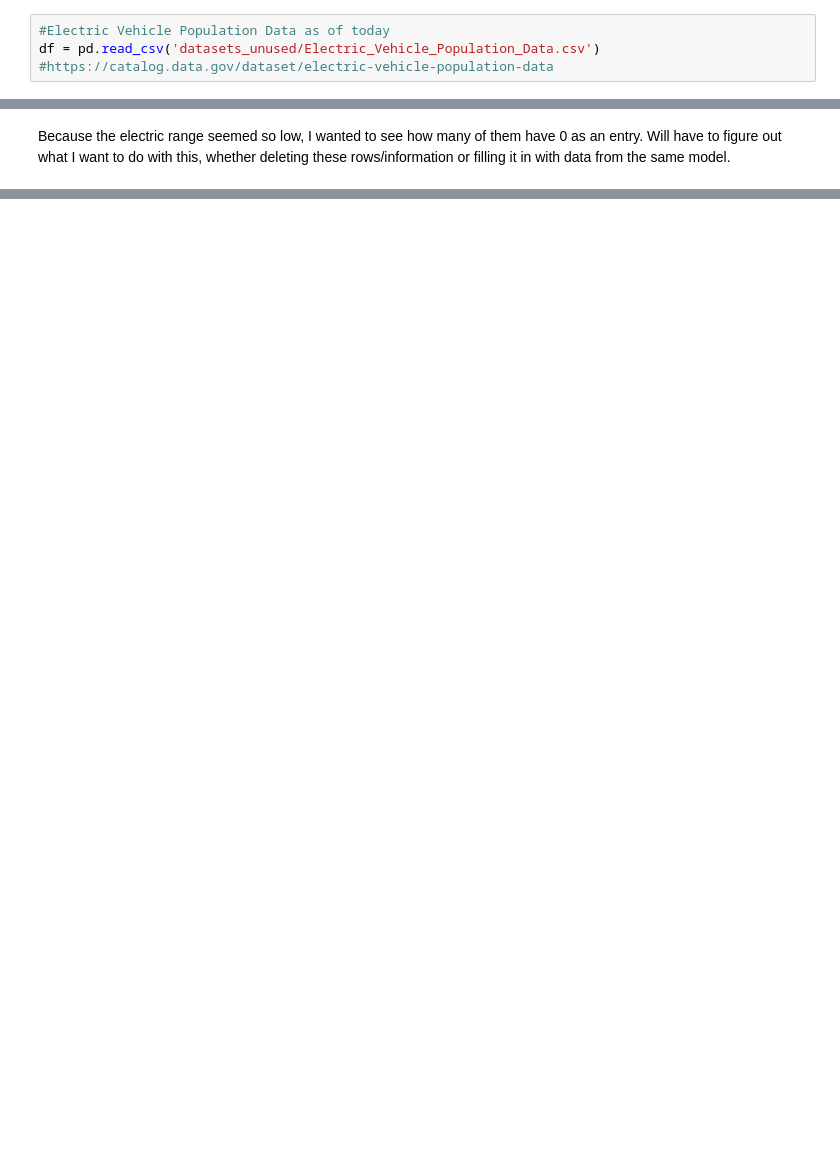
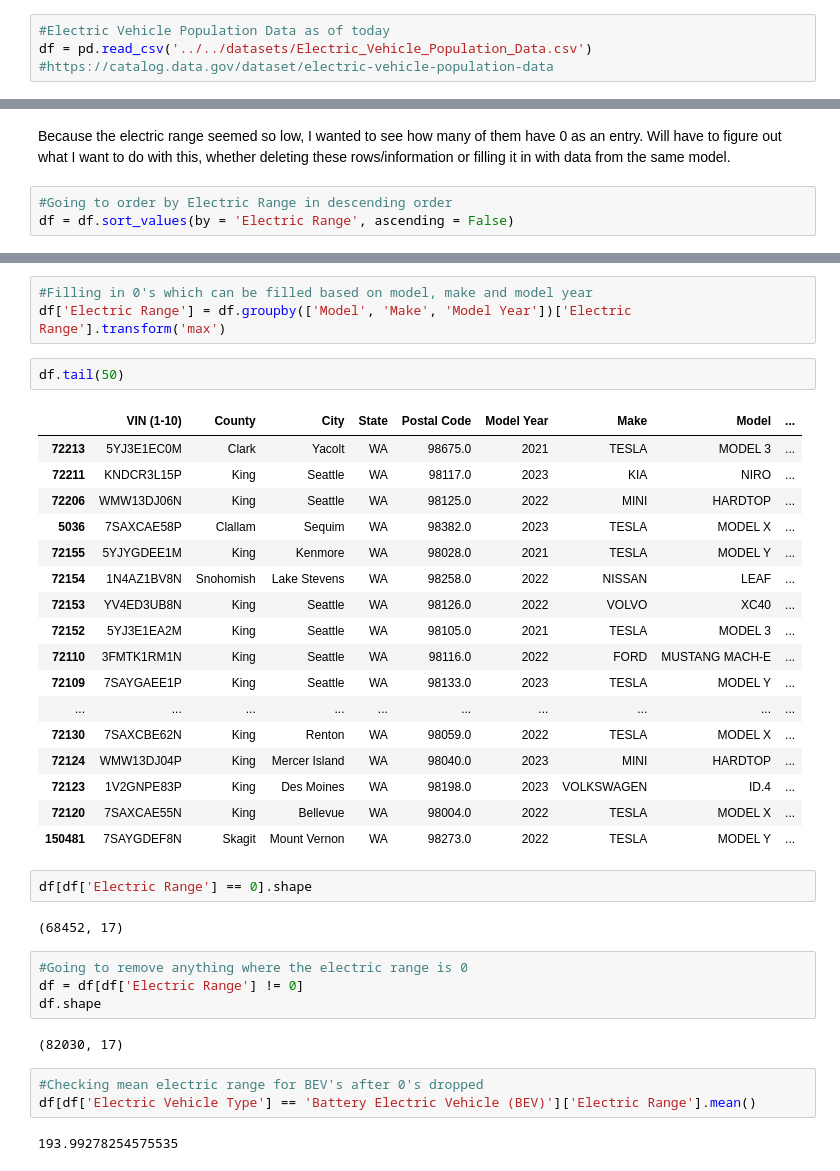
Before and after one commit to bamarasingam/BEV-growth-washington, a Jupyter notebook: EDA/ev_car_model_data.ipynb, the cells around one changed output, grey strips where cells are left out. Drawn from its saved outputs; the diff is of its cells as text; blank space fills up the shorter version.

```diff
--- a/EDA/ev_car_model_data.ipynb
+++ b/EDA/ev_car_model_data.ipynb
@@ -6,7 +6,7 @@ import matplotlib.pyplot as plt
 np.random.seed(42)
 # %%
 #Electric Vehicle Population Data as of today
-df = pd.read_csv('datasets_unused/Electric_Vehicle_Population_Data.csv')
+df = pd.read_csv('../../datasets/Electric_Vehicle_Population_Data.csv')
 #https://catalog.data.gov/dataset/electric-vehicle-population-data
 # %%
 df.head()
@@ -52,2 +72,5 @@ gg.head()
 # %% [markdown]
 Because the electric range seemed so low, I wanted to see how many of them have 0 as an entry. Will have to figure out what I want to do with this, whether deleting these rows/information or filling it in with data from the same model.
+# %%
+#Going to order by Electric Range in descending order
+df = df.sort_values(by = 'Electric Range', ascending = False)
@@ -53,0 +106,38 @@ Because the electric range seemed so low, I wanted to see how many of them have
+# %%
+#Filling in 0's which can be filled based on model, make and model year
+df['Electric Range'] = df.groupby(['Model', 'Make', 'Model Year'])['Electric Range'].transform('max')
+# %%
+df.tail(50)
+# %% [output]
+|  | VIN (1-10) | County | City | State | Postal Code | Model Year | Make | Model | ... |
+| 72213 | 5YJ3E1EC0M | Clark | Yacolt | WA | 98675.0 | 2021 | TESLA | MODEL 3 | ... |
+| 72211 | KNDCR3L15P | King | Seattle | WA | 98117.0 | 2023 | KIA | NIRO | ... |
+| 72206 | WMW13DJ06N | King | Seattle | WA | 98125.0 | 2022 | MINI | HARDTOP | ... |
+| 5036 | 7SAXCAE58P | Clallam | Sequim | WA | 98382.0 | 2023 | TESLA | MODEL X | ... |
+| 72155 | 5YJYGDEE1M | King | Kenmore | WA | 98028.0 | 2021 | TESLA | MODEL Y | ... |
+| 72154 | 1N4AZ1BV8N | Snohomish | Lake Stevens | WA | 98258.0 | 2022 | NISSAN | LEAF | ... |
+| 72153 | YV4ED3UB8N | King | Seattle | WA | 98126.0 | 2022 | VOLVO | XC40 | ... |
+| 72152 | 5YJ3E1EA2M | King | Seattle | WA | 98105.0 | 2021 | TESLA | MODEL 3 | ... |
+| 72110 | 3FMTK1RM1N | King | Seattle | WA | 98116.0 | 2022 | FORD | MUSTANG MACH-E | ... |
+| 72109 | 7SAYGAEE1P | King | Seattle | WA | 98133.0 | 2023 | TESLA | MODEL Y | ... |
+| ... | ... | ... | ... | ... | ... | ... | ... | ... | ... |
+| 72130 | 7SAXCBE62N | King | Renton | WA | 98059.0 | 2022 | TESLA | MODEL X | ... |
+| 72124 | WMW13DJ04P | King | Mercer Island | WA | 98040.0 | 2023 | MINI | HARDTOP | ... |
+| 72123 | 1V2GNPE83P | King | Des Moines | WA | 98198.0 | 2023 | VOLKSWAGEN | ID.4 | ... |
+| 72120 | 7SAXCAE55N | King | Bellevue | WA | 98004.0 | 2022 | TESLA | MODEL X | ... |
+| 150481 | 7SAYGDEF8N | Skagit | Mount Vernon | WA | 98273.0 | 2022 | TESLA | MODEL Y | ... |
+# %%
+df[df['Electric Range'] == 0].shape
+# %% [output]
+(68452, 17)
+# %%
+#Going to remove anything where the electric range is 0
+df = df[df['Electric Range'] != 0]
+df.shape
+# %% [output]
+(82030, 17)
+# %%
+#Checking mean electric range for BEV's after 0's dropped
+df[df['Electric Vehicle Type'] == 'Battery Electric Vehicle (BEV)']['Electric Range'].mean()
+# %% [output]
+193.99278254575535
```
Also changed, not shown: parts of 13 cells of this notebook, 1 other file.
